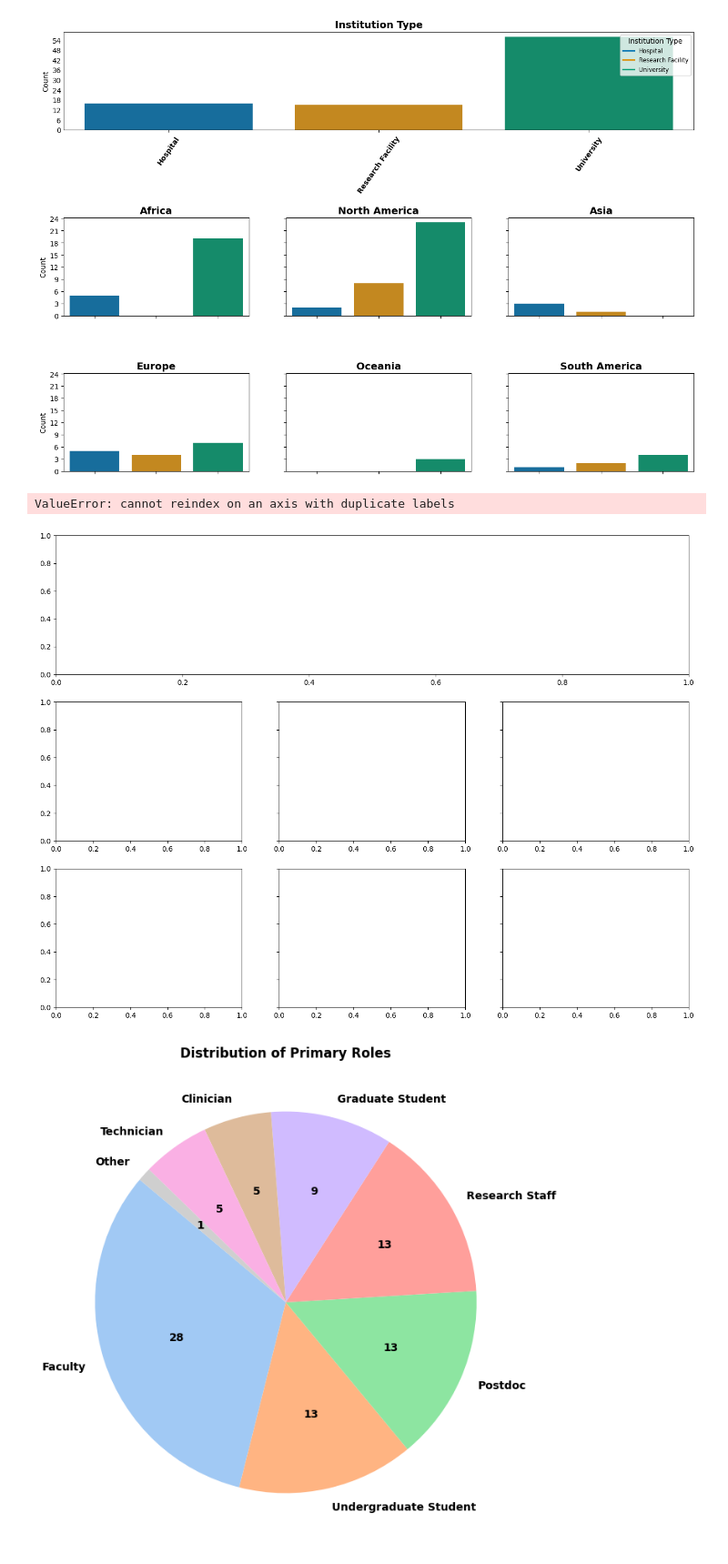
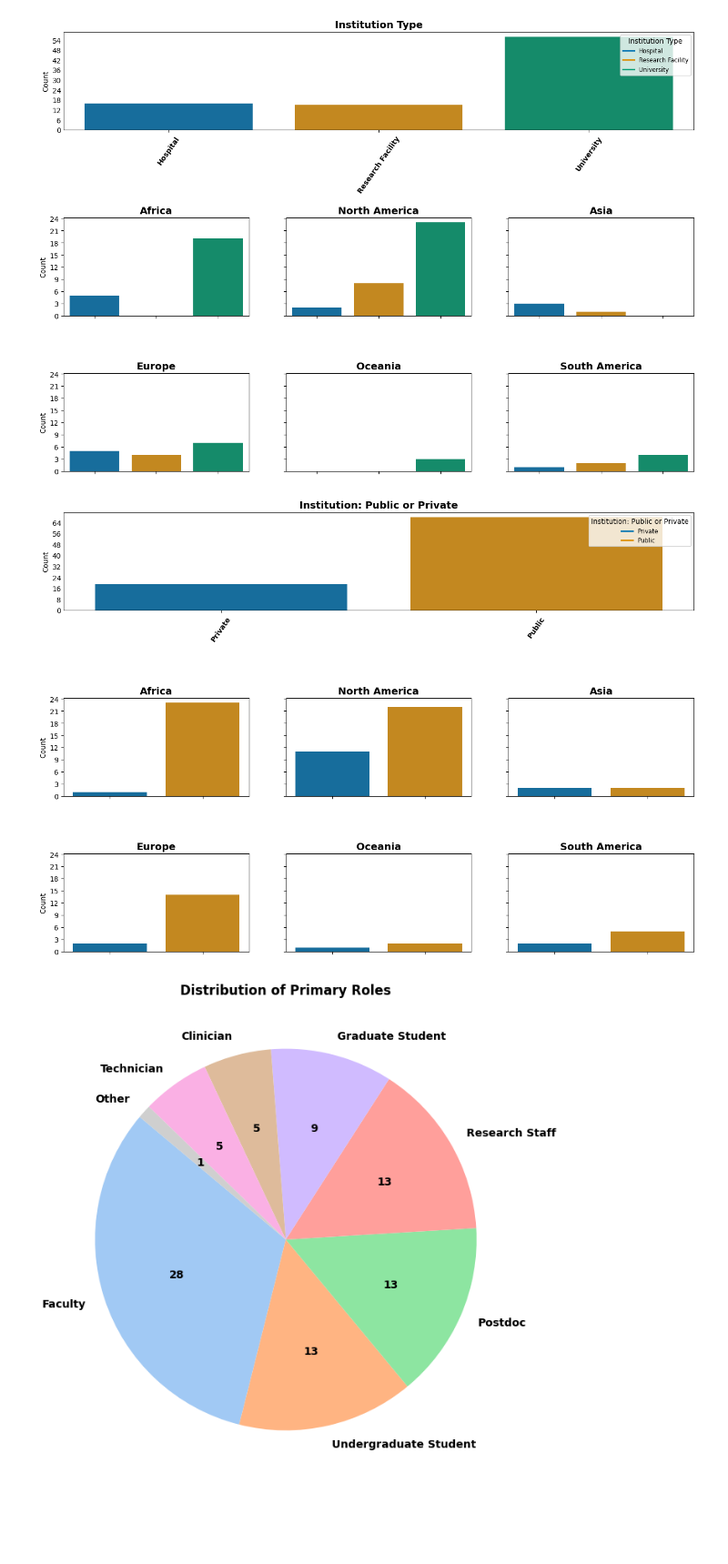
Before and after one commit to jdkent/BRIDGESurveyTechAnalysis, a Jupyter notebook: survey_analysis.ipynb, the cells around one changed output. Shown at 91% size. Drawn from its saved outputs; the diff is of its cells as text; code cells hidden in the pictures; blank space fills up the shorter version.

Commit message:
run an analysis for all the questions

```diff
--- a/survey_analysis.ipynb
+++ b/survey_analysis.ipynb
@@ -78,8 +82,8 @@ def extract_and_clean_categories(text):
     categories = [cat.strip() for cat in text.split(',')]
     return categories
 
-# Function to insert a newline if the label is longer than 30 characters
-def insert_newline(label, max_length=30):
+# Function to insert a newline if the label is longer than 20 characters
+def insert_newline(label, max_length=20):
     if len(label) > max_length:
         # Find the position of the nearest space after the max_length
         split_pos = label.find(' ', max_length)
@@ -87,20 +91,13 @@ def insert_newline(label, max_length=30):
             return label[:split_pos] + '\n' + label[split_pos+1:]
     return label
 
-
-import pandas as pd
-import matplotlib.pyplot as plt
-import seaborn as sns
-from collections import Counter
-from matplotlib.ticker import MaxNLocator
-import matplotlib.lines as mlines
-
 def plot_categorical_by_continent(
     survey, question, category_name, exclude_categories=set(),
     top_plot_separation=0.9, bottom_plot_squeeze=0.05, x_label_rotation=55,
-    all_categories=set()):
+    all_categories=None):
 
-    if not all_categories:
+    if all_categories is None:
+        all_categories = set()
         for row in survey[question].dropna():
             categories = extract_and_clean_categories(row)
             categories = [cat for cat in categories if cat not in exclude_categories]
@@ -185,6 +182,8 @@ def plot_categorical_by_continent(
     plt.savefig(f"{category_name.replace(' ', '_')}.png", bbox_inches='tight')
     plt.show()
 # %%
+# some massaging of inputs between surveys
+
 replace_columns = {
     'Which country do you currently work in?': 'Which country do you reside?',
     'What is your academic/career stage?': 'What is your primary role?',
@@ -193,10 +192,6 @@ replace_columns = {
 replace_values = {
     "0-8 years Early (e.g. grad student, postdoc, intern)": "Graduate Student",
     "9-15 years Mid (e.g. manager, assistant professor, associate professor)": "Faculty",
-    "lack of funding": "Lack of funding",
-    'Funds, time': "Lack of funding, time",
-    "Funds": "Lack of funding",
-    "Missing interoperability between standards and technology (e.g., scanner dependent pulse sequence protocols),not enough funding'": "Missing interoperability between standards and technology (e.g., scanner dependent pulse sequence protocols), Lack of funding",
 }
 # %%
 globe_survey = pd.read_csv('data/2024_09_12_survey.csv')
@@ -265,10 +260,12 @@ Continent counts:
 [figure]
 # %%
 # Question 2: What type of institution are you employed
+q2 = "What type of institution are you employed?"
+q2_replacements = {"UNIVERSITY HOSPITAL": "University", "Startups": "Research Facility"}
+q2_survey = preprocess_question(survey, q2, q2_replacements, multichoice=False)
 
-survey["What type of institution are you employed?"].replace({"UNIVERSITY HOSPITAL": "University", "Startups": "Research Facility"}, inplace=True)
 plot_categorical_by_continent(
-    survey,
+    q2_survey,
     "What type of institution are you employed?",
     "Institution Type",
 )
@@ -277,14 +274,16 @@ plot_categorical_by_continent(
 # %%
 # Question 3: Is the institution public or private?
 
-survey["Is the institution public or private?"].replace({"both public and private ": "Public"}, inplace=True)
+q3 = "Is the institution public or private?"
+q3_replacements = {"both public and private ": "Public"}
+q3_survey = preprocess_question(survey, q3, q3_replacements, multichoice=False)
+
 plot_categorical_by_continent(
-    survey,
+    q3_survey,
     "Is the institution public or private?",
     "Institution: Public or Private",
 )
 # %% [output]
-ValueError: cannot reindex on an axis with duplicate labels
-[figure, old version]
+[figure, new version]
 # %%
 # Question 4: What is your primary role?
```
Also changed, not shown: parts of 34 cells of this notebook.
